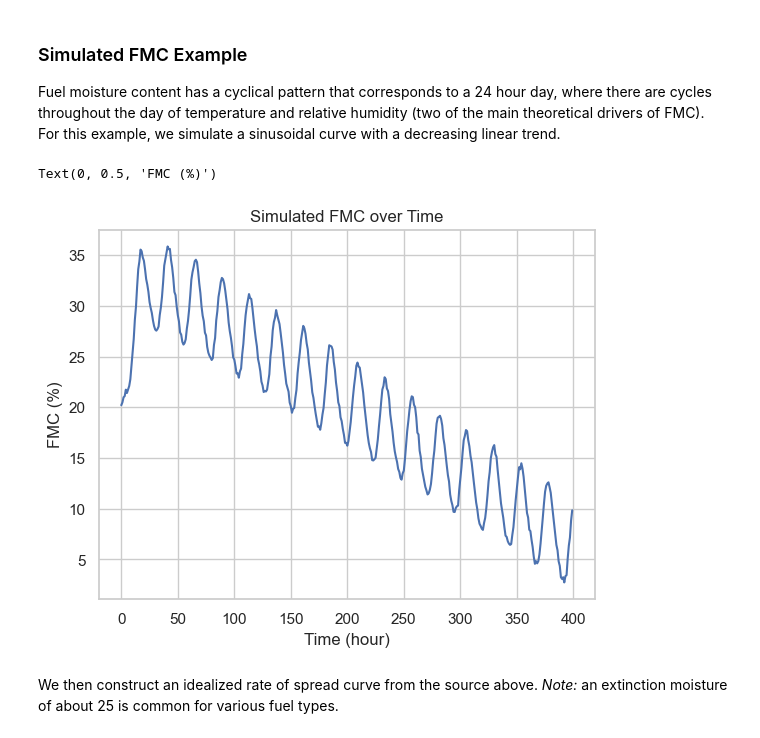
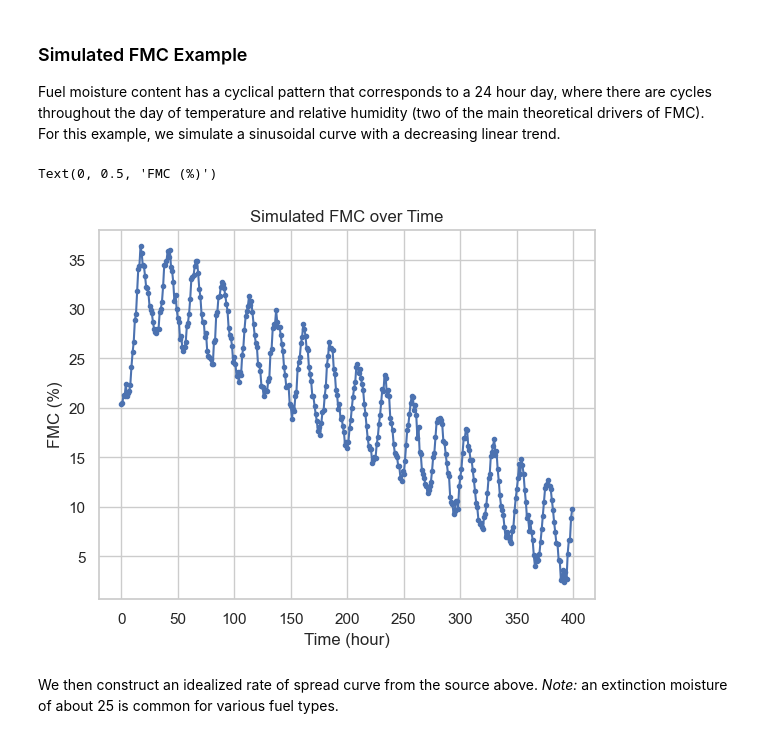
Before and after one commit to jh-206/Custom-Loss-FMDA, a Jupyter notebook: Custom Loss MS Project.ipynb, the cells around one changed output. Saved outputs shown, nothing was run; the diff lists cells and outputs as text; code cells hidden in the pictures.

```diff
--- a/Custom Loss MS Project.ipynb
+++ b/Custom Loss MS Project.ipynb
@@ -113,22 +121,21 @@ Fuel moisture content has a cyclical pattern that corresponds to a 24 hour day,
 # Sim data, no rain for simplicity
 random.seed(456)
 
-from data_funcs import synthetic_data
 hours = 400 # Total number of time steps
-dat = synthetic_data(max_rain = 0, data_noise = .2)  # Sim data from FMDA project code
+dat = synthetic_data(max_rain = 0, data_noise = .5)  # Sim data from FMDA project code
 fm = dat['fm'][0:hours]
 
 # Manually edit sim data to illustrate point about ROS
 fm = fm + 20 - .07*np.arange(0, hours) # Shift up by 20, add decreasing trend
 # %%
 h=np.arange(0, hours)
-plt.plot(h, fm)
+plt.plot(h, fm, "-o", markersize=3)
 plt.title("Simulated FMC over Time")
 plt.xlabel("Time (hour)")
 plt.ylabel("FMC (%)")
 # %% [output]
 Text(0, 0.5, 'FMC (%)')
-[figure, old version]
+[figure, new version]
 # %% [markdown]
 We then construct an idealized rate of spread curve from the source above. *Note:* an extinction moisture of about 25 is common for various fuel types.
 # %%
```
Also changed, not shown: parts of 16 cells of this notebook.
